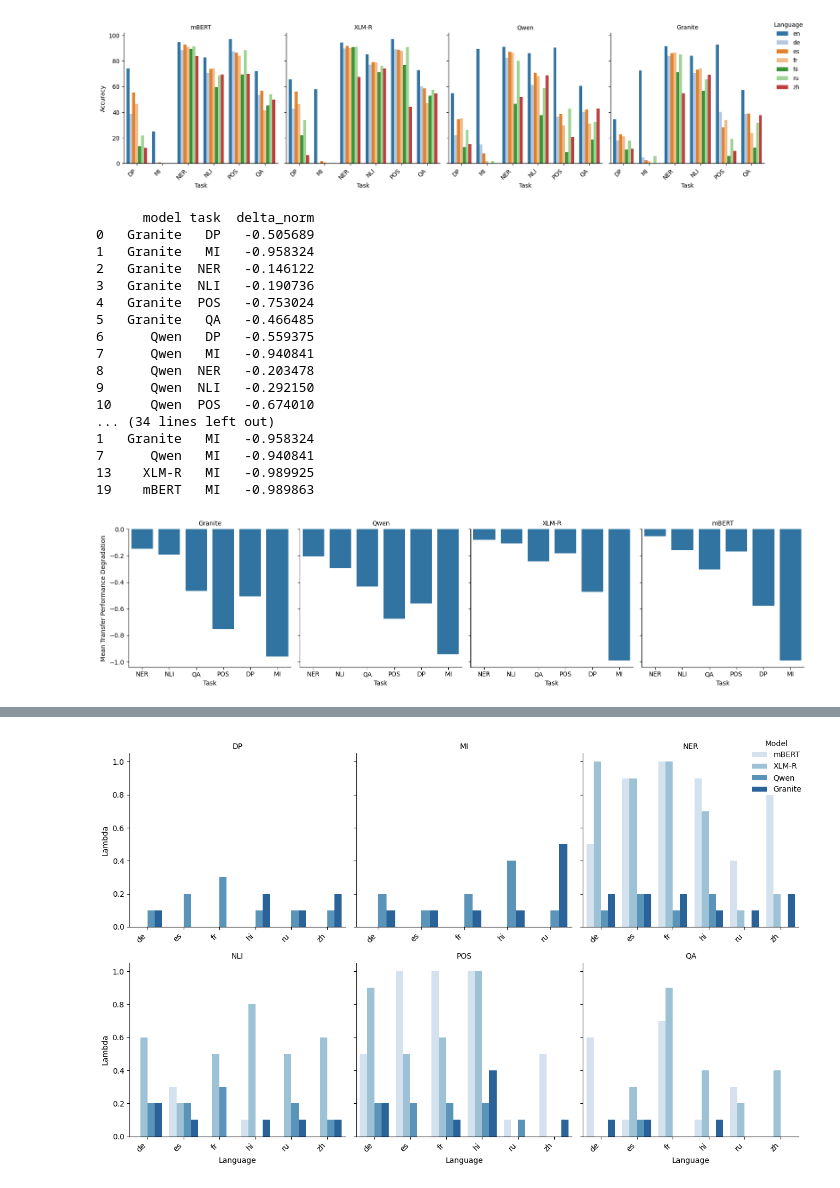
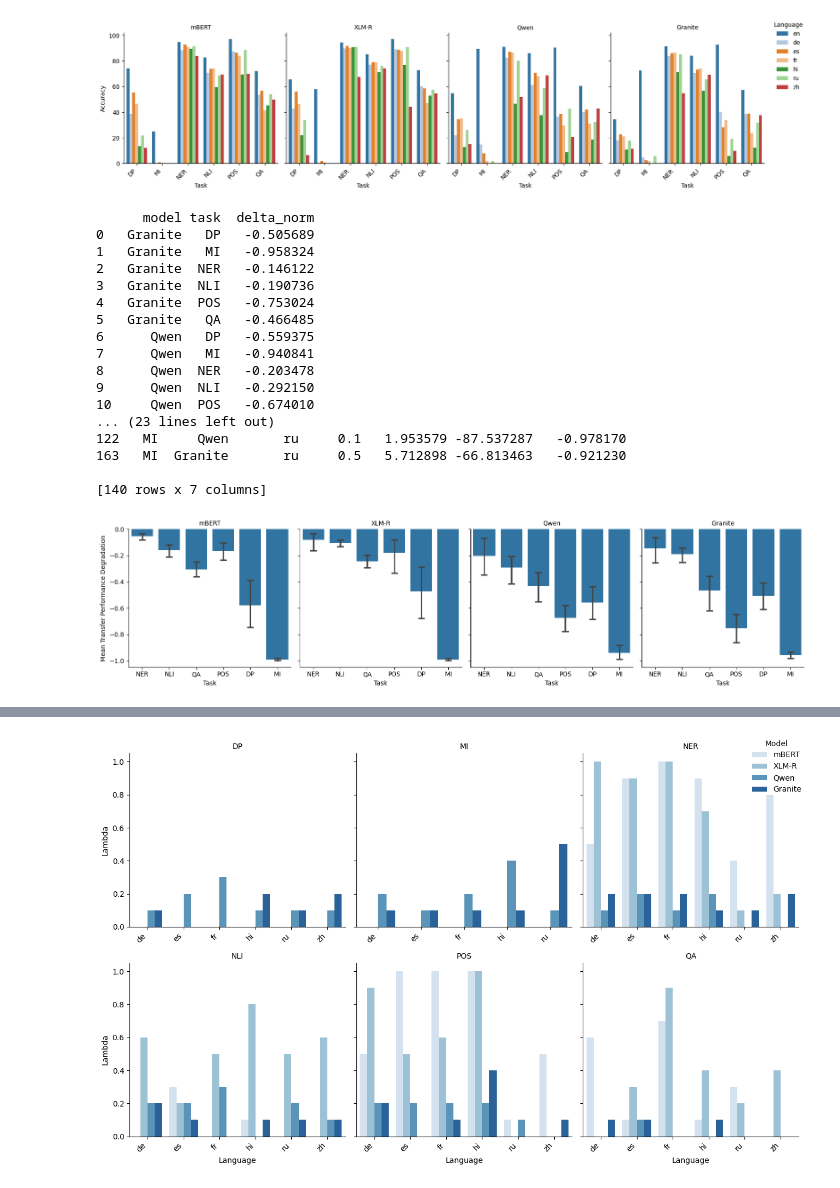
Before and after one commit to erafkin/xling_task_transfer, a Jupyter notebook: notebooks/figure_generation.ipynb, the cells around one changed output, grey strips where cells are left out. Cells and saved outputs as stored; diff of their text form; code cells hidden in the pictures.

```diff
--- a/notebooks/figure_generation.ipynb
+++ b/notebooks/figure_generation.ipynb
@@ -229,8 +229,8 @@ df_remove_en = df_test_scores.loc[df_test_scores["language"] != "base"]
 df_task = df_remove_en.groupby(["model", "task"])["delta_norm"].mean().reset_index()
 custom_order = {'DP': 5, 'NER': 1, 'NLI': 2, 'POS': 4, "QA": 3, "MI": 6}
 print(df_task)
-df_sorted = df_task.sort_values(
-    by=['task', 'model'],
+df_sorted = df_remove_en.sort_values(
+    by=['model', 'task'],
     key=lambda x: x.map(custom_order)
 )
 # df_sorted = df_sorted.sort_values(by ="model", ascending=False)
@@ -245,39 +245,41 @@ g = sns.FacetGrid(
     sharex=False,
     height=4,
 )
 # --- Map a grouped barplot onto each facet ---
 g.map_dataframe(
     sns.barplot,
     x="task",
     y="delta_norm",
+    errorbar=("ci", 95),
+    capsize=0.2
     # hue="language",
     # palette="tab20"
 )
 
 # --- Customize ---
 g.set_axis_labels("Task", "Mean Transfer Performance Degradation")
 g.set_titles("{col_name}")
 
 plt.show()
 # %% [output]
       model task  delta_norm
 0   Granite   DP   -0.505689
 1   Granite   MI   -0.958324
 2   Granite  NER   -0.146122
 3   Granite  NLI   -0.190736
 4   Granite  POS   -0.753024
 5   Granite   QA   -0.466485
 6      Qwen   DP   -0.559375
 7      Qwen   MI   -0.940841
 8      Qwen  NER   -0.203478
 9      Qwen  NLI   -0.292150
 10     Qwen  POS   -0.674010
-... (34 lines left out)
-1   Granite   MI   -0.958324
-7      Qwen   MI   -0.940841
-13    XLM-R   MI   -0.989925
-19    mBERT   MI   -0.989863
+... (23 lines left out)
+122   MI     Qwen       ru     0.1   1.953579 -87.537287   -0.978170
+163   MI  Granite       ru     0.5   5.712898 -66.813463   -0.921230
+
+[140 rows x 7 columns]
-[figure, old version]
+[figure, new version]
 # %%
 df_remove_en = df_test_scores.loc[df_test_scores["language"] != "base"]
 
```
Also changed, not shown: parts of 8 cells of this notebook, 19 other files.
